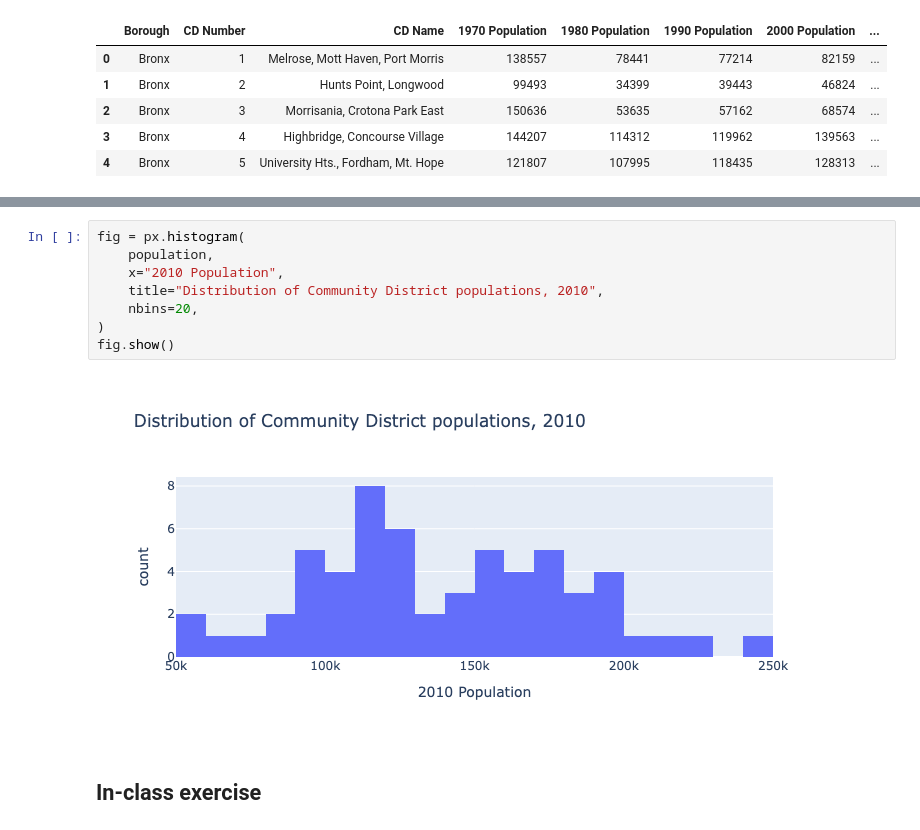
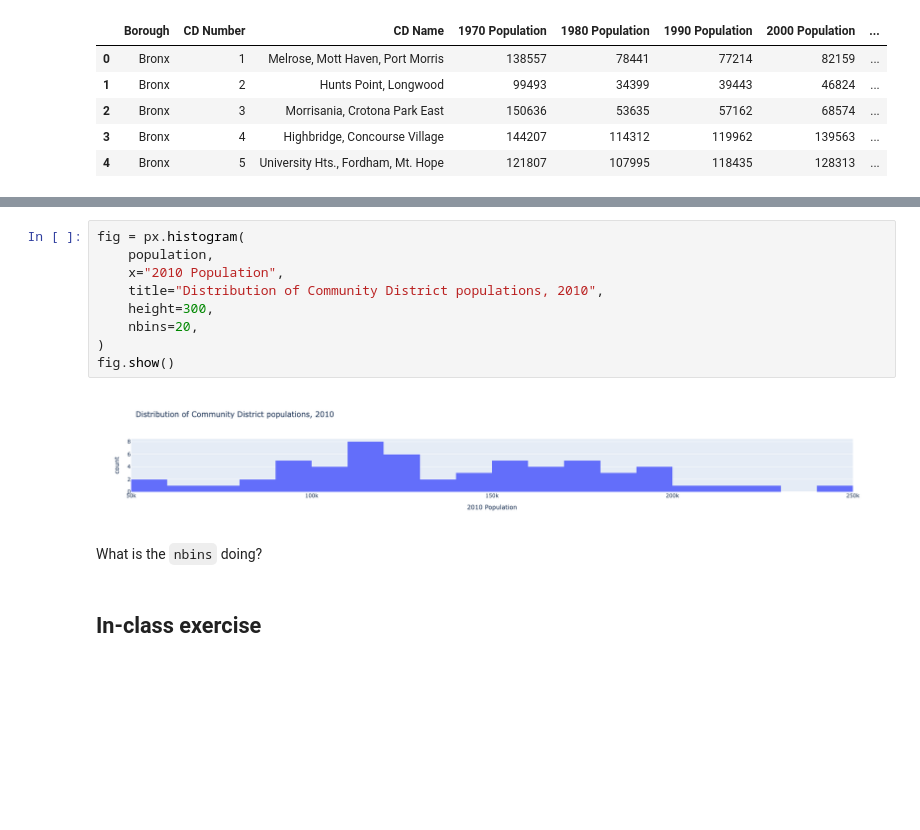
Before and after one commit to afeld/computing-in-context, a Jupyter notebook: lecture_20.ipynb, the cells around one changed output, grey strips where cells are left out. Saved outputs shown, nothing was run; the diff lists cells and outputs as text; blank space fills up the shorter version.

```diff
--- a/lecture_20.ipynb
+++ b/lecture_20.ipynb
@@ -43,13 +54,16 @@ fig.show()
 # %%
 fig = px.histogram(
     population,
     x="2010 Population",
     title="Distribution of Community District populations, 2010",
+    height=300,
     nbins=20,
 )
 fig.show()
 # %% [output]
-[figure, old version]
+[figure, new version]
+# %% [markdown]
+What is the `nbins` doing?
 # %% [markdown]
 ## In-class exercise
 # %% [markdown]
```
Also changed, not shown: parts of 16 cells of this notebook.
